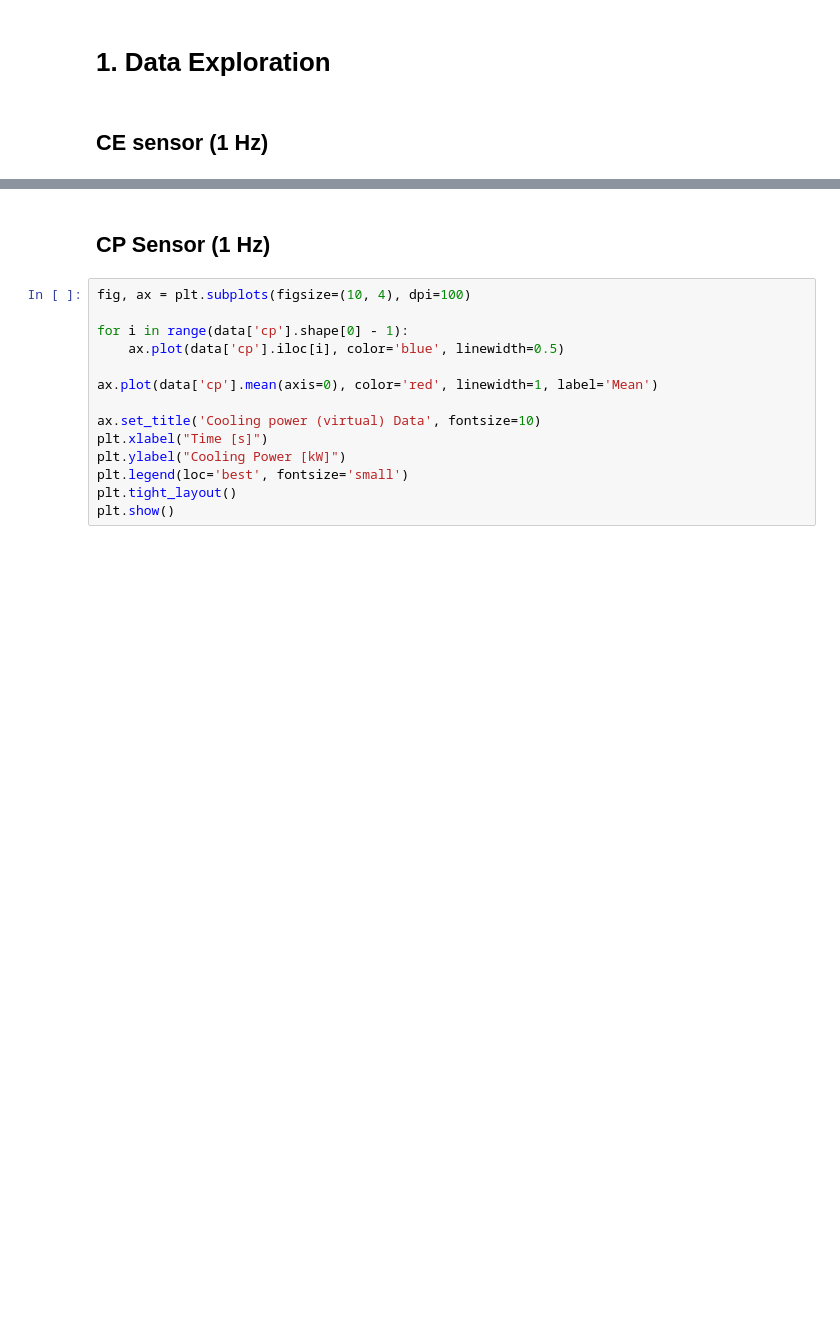
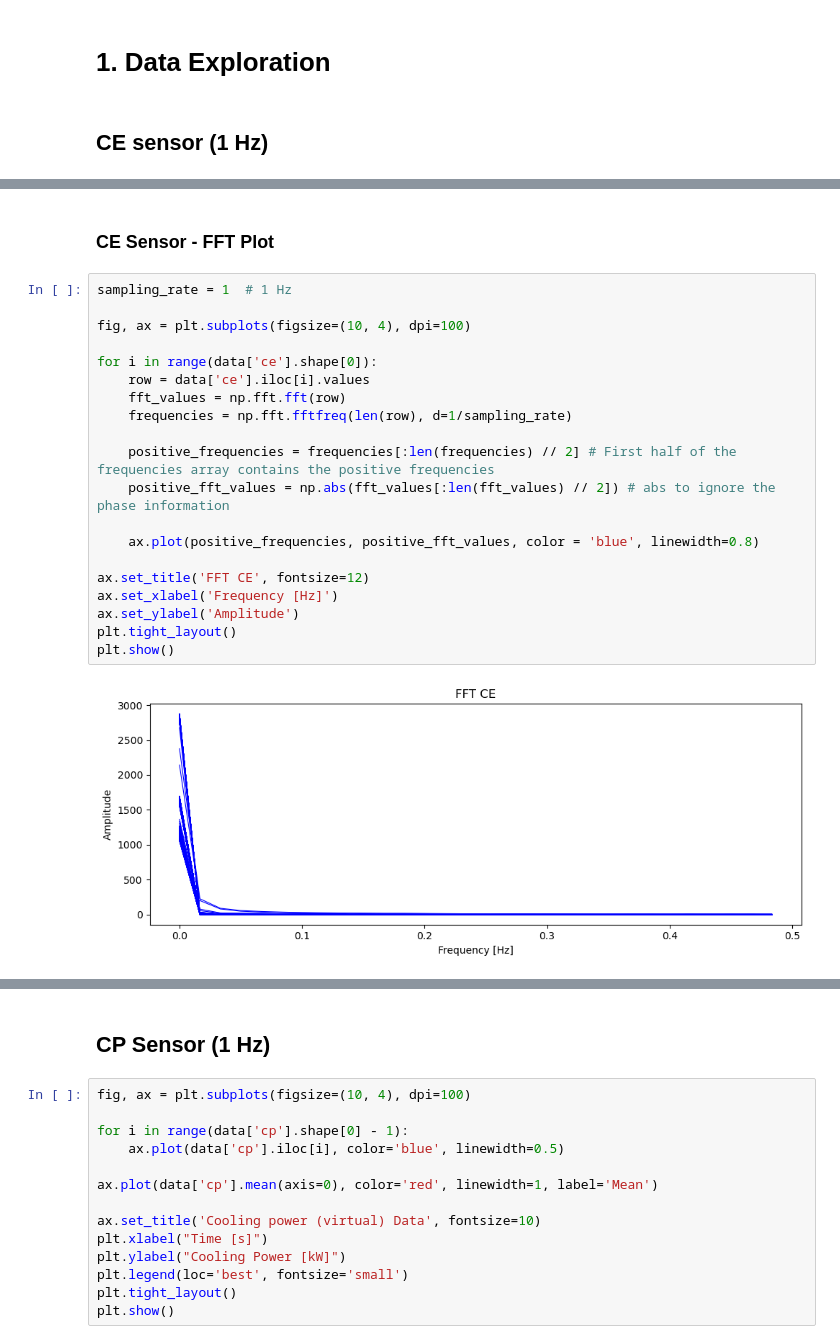
Before and after one commit to danielsaiger1/uni_projects, a Jupyter notebook: python_advanced/final_project/data_exploration.ipynb, the cells around one changed output, grey strips where cells are left out. Drawn from its saved outputs; the diff is of its cells as text; blank space fills up the shorter version.

Commit message:
added FFT Plots

```diff
--- a/python_advanced/final_project/data_exploration.ipynb
+++ b/python_advanced/final_project/data_exploration.ipynb
@@ -107,3 +105,27 @@ plt.show()
+# %% [markdown]
+<h3>CE Sensor - FFT Plot</h3>
+# %%
+sampling_rate = 1  # 1 Hz
+
+fig, ax = plt.subplots(figsize=(10, 4), dpi=100)
+
+for i in range(data['ce'].shape[0]):
+    row = data['ce'].iloc[i].values
+    fft_values = np.fft.fft(row)
+    frequencies = np.fft.fftfreq(len(row), d=1/sampling_rate)
+
+    positive_frequencies = frequencies[:len(frequencies) // 2] # First half of the frequencies array contains the positive frequencies
+    positive_fft_values = np.abs(fft_values[:len(fft_values) // 2]) # abs to ignore the phase information
+
+    ax.plot(positive_frequencies, positive_fft_values, color = 'blue', linewidth=0.8)
+
+ax.set_title('FFT CE', fontsize=12)
+ax.set_xlabel('Frequency [Hz]')
+ax.set_ylabel('Amplitude')
+plt.tight_layout()
+plt.show()
+# %% [output]
+[figure, added]
 # %%
 df_combined = pd.concat([data['ce'], df_target], axis=1)
 mean_per_condition = (
```
Also changed, not shown: parts of 31 cells of this notebook.
